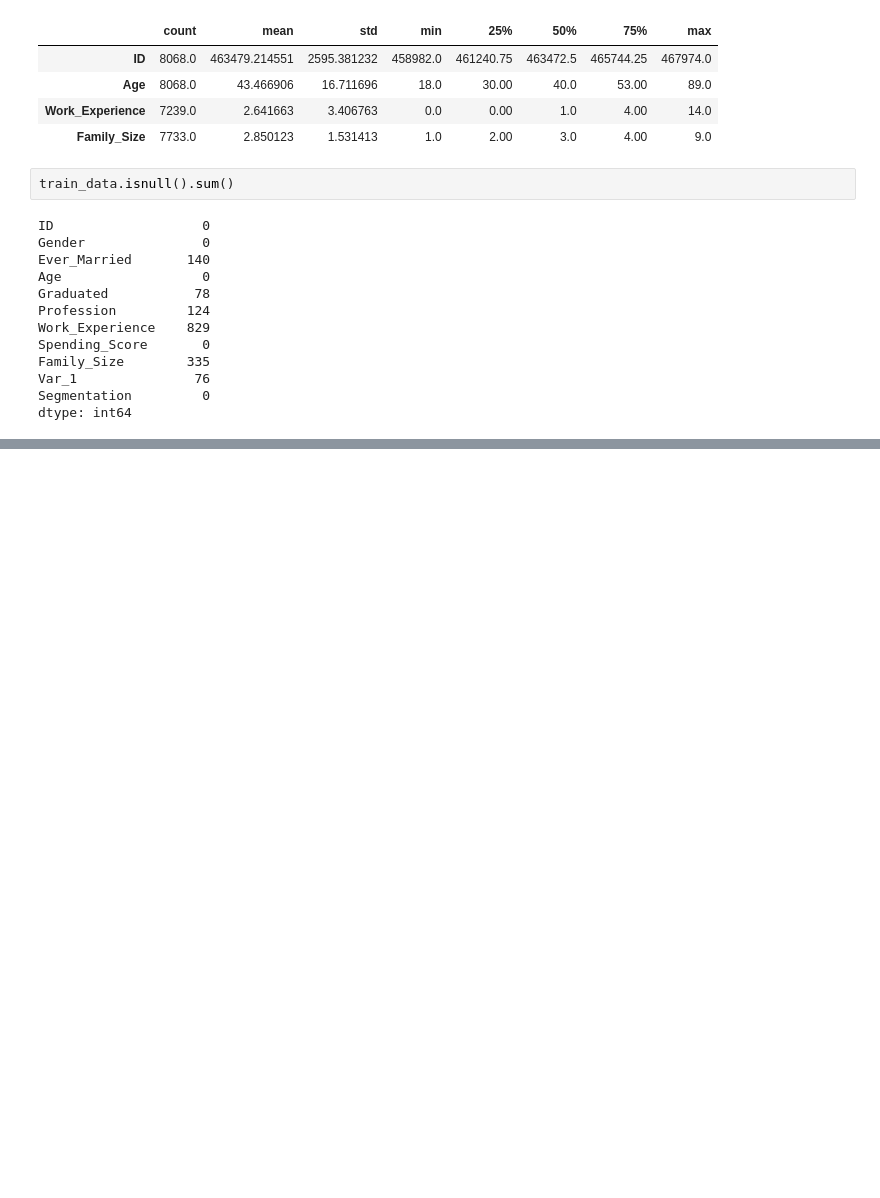
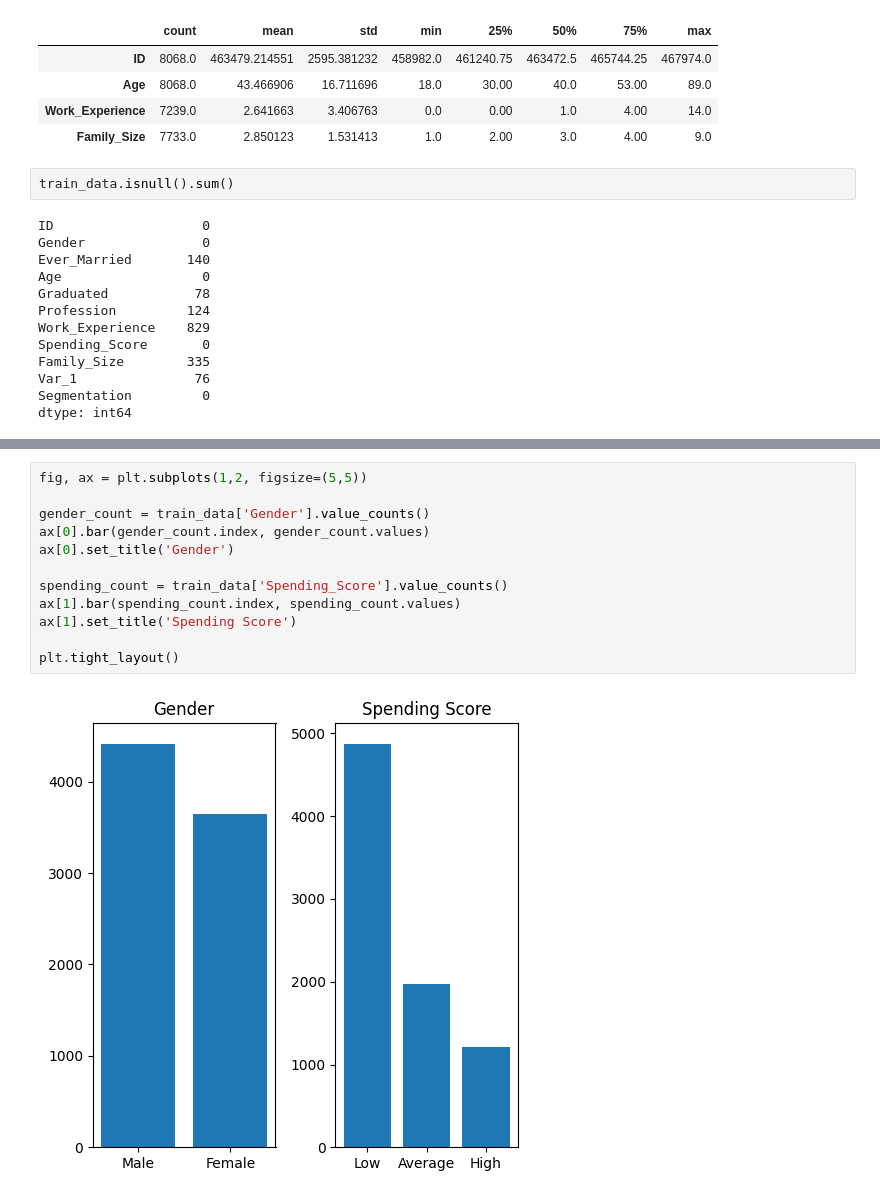
Before and after one commit to pkdc/automobile-company-customer-data-analysis, a Jupyter notebook: notebook/automobile_customer_analysis.ipynb, the cells around one changed output, grey strips where cells are left out. Drawn from its saved outputs; the diff is of its cells as text; blank space fills up the shorter version.

```diff
--- a/notebook/automobile_customer_analysis.ipynb
+++ b/notebook/automobile_customer_analysis.ipynb
@@ -71,0 +101,14 @@ array([[<Axes: title={'center': 'Age'}>,
+# %%
+fig, ax = plt.subplots(1,2, figsize=(5,5))
+
+gender_count = train_data['Gender'].value_counts()
+ax[0].bar(gender_count.index, gender_count.values)
+ax[0].set_title('Gender')
+
+spending_count = train_data['Spending_Score'].value_counts()
+ax[1].bar(spending_count.index, spending_count.values)
+ax[1].set_title('Spending Score')
+
+plt.tight_layout()
+# %% [output]
+[figure, added]
```
Also changed, not shown: parts of 9 cells of this notebook, 2 other files.
